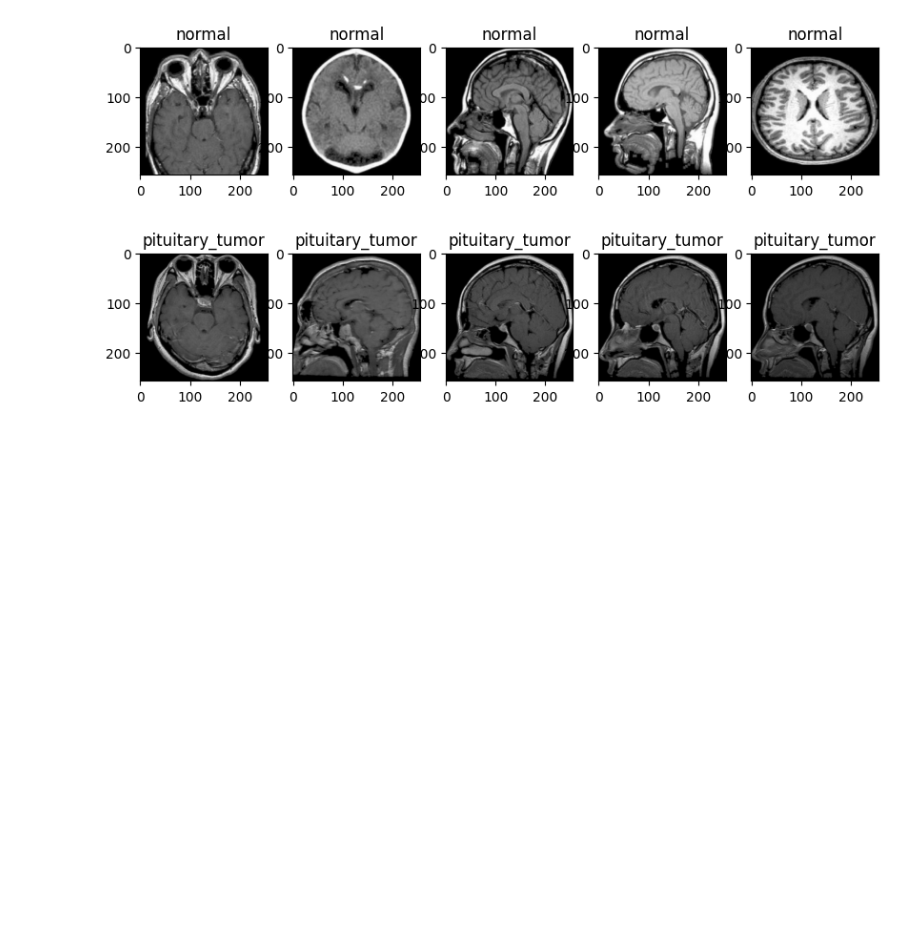
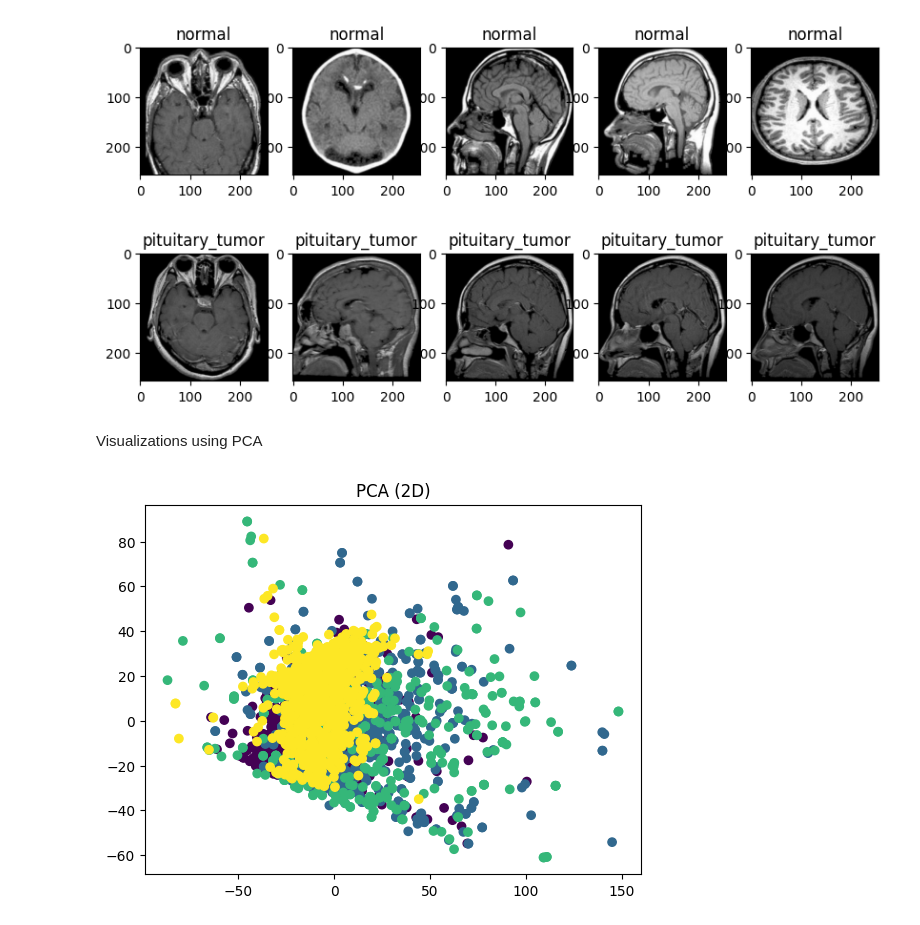
Before and after one commit to Obrin24/DeepLearning_Final_Project, a Jupyter notebook: DL_notebooks/visualize_data.ipynb, the cells around one changed output. Drawn from its saved outputs; the diff is of its cells as text; code cells hidden in the pictures; blank space fills up the shorter version.

Commit message:
Added Data Visualizations

```diff
--- a/DL_notebooks/visualize_data.ipynb
+++ b/DL_notebooks/visualize_data.ipynb
@@ -142,3 +143,12 @@ for each in directory:
 [figure]
 [figure]
 [figure]
+# %% [markdown]
+Visualizations using PCA
+# %%
+images = [data[i][0].numpy().flatten() for i in range(len(data))]
+labels = [data[i][1] for i in range(len(data))]
+
+plot_pca_images(images, labels,2)
+# %% [output]
+[figure, added]
```
Also changed, not shown: parts of 8 cells of this notebook, 4 other files.
